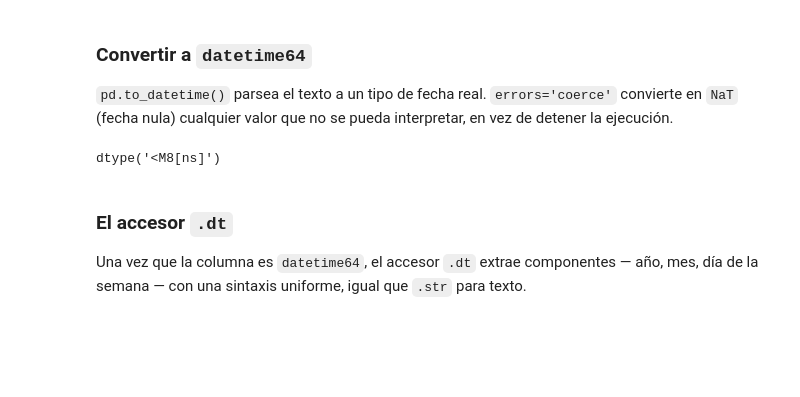
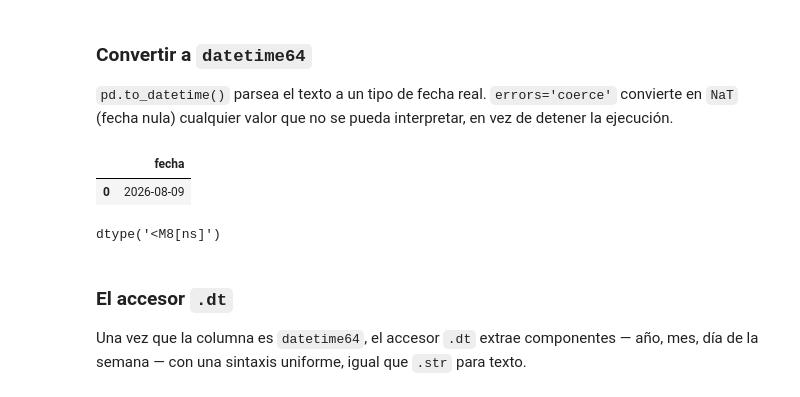
Before and after one commit to lecuevasp/Introducci-n_Python_An-lisis_Econ-mico, a Jupyter notebook: notebook/U2-01.IntroPython.ipynb, the cells around one changed output. Drawn from its saved outputs; the diff is of its cells as text; code cells hidden in the pictures; blank space fills up the shorter version.

Commit message:
Data WB

```diff
--- a/notebook/U2-01.IntroPython.ipynb
+++ b/notebook/U2-01.IntroPython.ipynb
@@ -731,6 +803,18 @@ dtype('O')
 # %% [markdown]
 ### Convertir a `datetime64`
 `pd.to_datetime()` parsea el texto a un tipo de fecha real. `errors='coerce'` convierte en `NaT` (fecha nula) cualquier valor que no se pueda interpretar, en vez de detener la ejecución.
+# %%
+df_prueba = pd.DataFrame({'fecha':['08/09/2026']})
+
+df_prueba.dtypes
+
+df_prueba["fecha"] = pd.to_datetime(df_prueba["fecha"], errors="coerce")
+df_prueba
+
+# RECUERDE INDICAR FORMATO A LA FECHA A TRANSFORMAR
+# %% [output]
+|  | fecha |
+| 0 | 2026-08-09 |
 # %%
 df_raw["fecha"] = pd.to_datetime(df_raw["fecha"], errors="coerce")
 df_raw["fecha"].dtype
```
Also changed, not shown: parts of 24 cells of this notebook, 2 other files.
